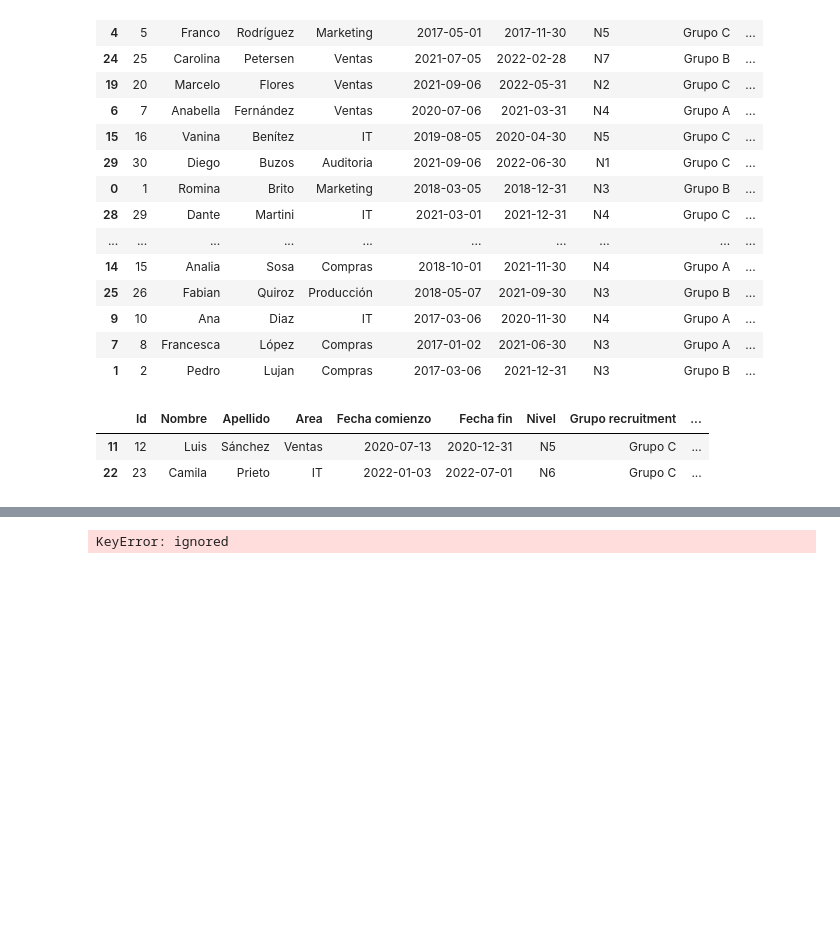
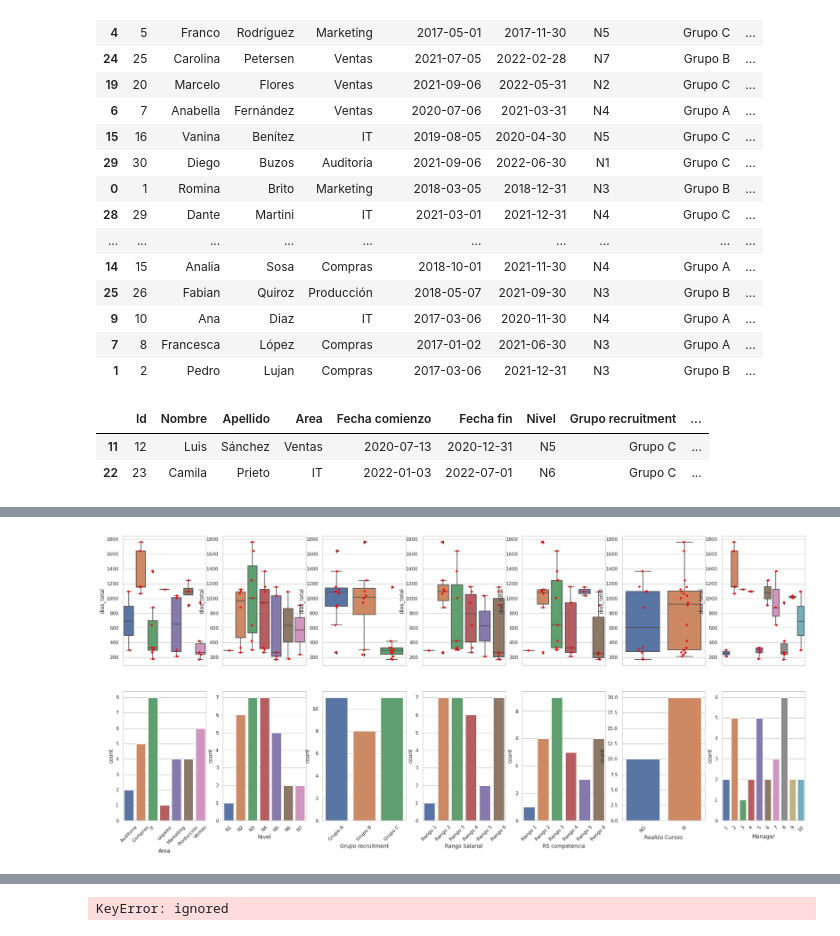
Before and after one commit to alexandergribenchenko/EDVai_DE, a Jupyter notebook: Sesion_01/NB_Sesion_01_Alexander.ipynb, the cells around one changed output, grey strips where cells are left out. Saved outputs shown, nothing was run; the diff lists cells and outputs as text; code cells hidden in the pictures; blank space fills up the shorter version.

```diff
--- a/Sesion_01/NB_Sesion_01_Alexander.ipynb
+++ b/Sesion_01/NB_Sesion_01_Alexander.ipynb
@@ -65,0 +97,20 @@ df.head(2)
+# %%
+col_cat = ['Area', 'Nivel', 'Grupo recruitment', 'Rango Salarial', 'RS competencia', 'Realizo Cursos', 'Manager']
+
+fig, axs = plt.subplots(nrows=2, ncols=len(col_cat), sharey=False)
+fig.set_size_inches(28, 12)
+
+for index, col in enumerate(col_cat):
+  col_order = sorted(df[col].unique())
+
+  sns.boxplot(ax=axs[0,index], x=col, y='dias_total', data=df, order=col_order)
+  sns.stripplot(ax=axs[0,index], x=col, y='dias_total', data=df, order=col_order, color='red')
+  axs[0,index].set_xticklabels([])
+  axs[0,index].set_xlabel('')
+
+  sns.countplot(ax=axs[1, index], x=col, data=df, order=col_order)
+  axs[1, index].set_xticklabels(axs[1, index].get_xticklabels(), rotation=45)
+
+plt.show()
+# %% [output]
+[figure, added]
```
Also changed, not shown: parts of 17 cells of this notebook.
